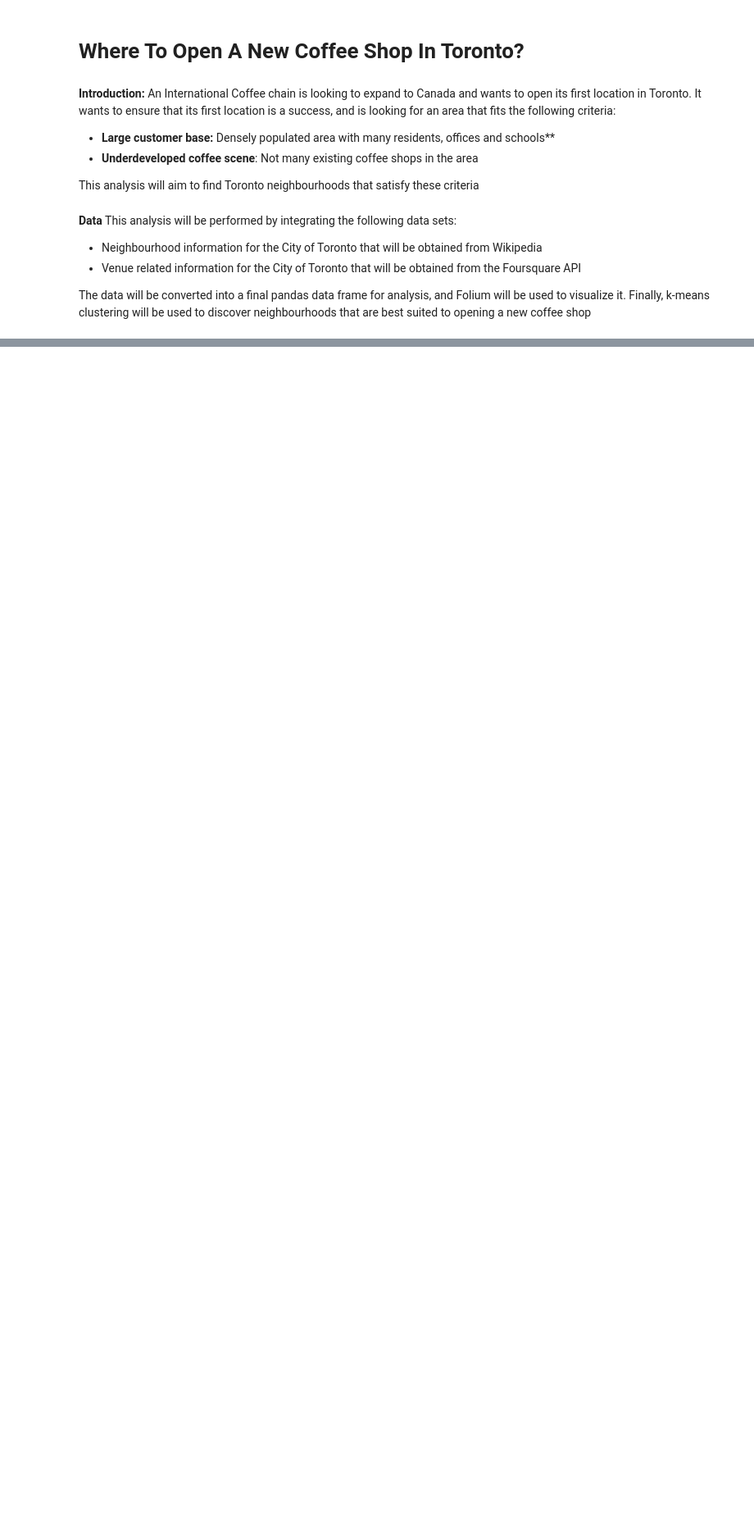
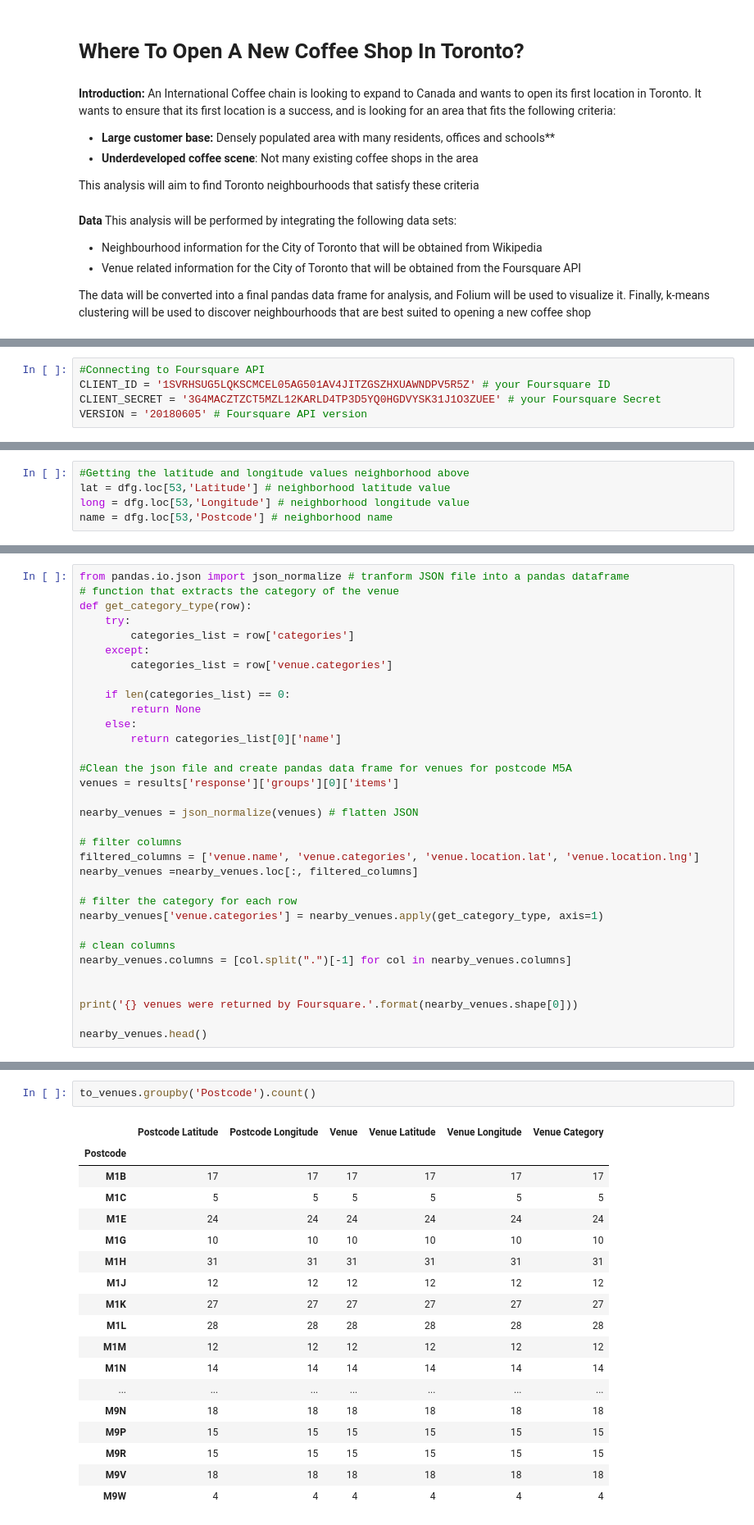
Before and after one commit to avizer/TOCoffee, a Jupyter notebook: TO Coffee Shop.ipynb, the cells around one changed output, grey strips where cells are left out. Shown at 82% size. Saved outputs shown, nothing was run; the diff lists cells and outputs as text; blank space fills up the shorter version.

```diff
--- a/TO Coffee Shop.ipynb
+++ b/TO Coffee Shop.ipynb
@@ -16,0 +150,5 @@ The data will be converted into a final pandas data frame for analysis, and Foli
+# %%
+#Connecting to Foursquare API
+CLIENT_ID = '1SVRHSUG5LQKSCMCEL05AG501AV4JITZGSZHXUAWNDPV5R5Z' # your Foursquare ID
+CLIENT_SECRET = '3G4MACZTZCT5MZL12KARLD4TP3D5YQ0HGDVYSK31J1O3ZUEE' # your Foursquare Secret
+VERSION = '20180605' # Foursquare API version
@@ -16,0 +159,5 @@ The data will be converted into a final pandas data frame for analysis, and Foli
+# %%
+#Getting the latitude and longitude values neighborhood above
+lat = dfg.loc[53,'Latitude'] # neighborhood latitude value
+long = dfg.loc[53,'Longitude'] # neighborhood longitude value
+name = dfg.loc[53,'Postcode'] # neighborhood name
@@ -16,0 +198,33 @@ The data will be converted into a final pandas data frame for analysis, and Foli
+# %%
+from pandas.io.json import json_normalize # tranform JSON file into a pandas dataframe
+# function that extracts the category of the venue
+def get_category_type(row):
+    try:
+        categories_list = row['categories']
+    except:
+        categories_list = row['venue.categories']
+
+    if len(categories_list) == 0:
+        return None
+    else:
+        return categories_list[0]['name']
+
+#Clean the json file and create pandas data frame for venues for postcode M5A
+venues = results['response']['groups'][0]['items']
+
+nearby_venues = json_normalize(venues) # flatten JSON
+
+# filter columns
+filtered_columns = ['venue.name', 'venue.categories', 'venue.location.lat', 'venue.location.lng']
+nearby_venues =nearby_venues.loc[:, filtered_columns]
+
+# filter the category for each row
+nearby_venues['venue.categories'] = nearby_venues.apply(get_category_type, axis=1)
+
+# clean columns
+nearby_venues.columns = [col.split(".")[-1] for col in nearby_venues.columns]
+
+
+print('{} venues were returned by Foursquare.'.format(nearby_venues.shape[0]))
+
+nearby_venues.head()
@@ -16,0 +311,21 @@ The data will be converted into a final pandas data frame for analysis, and Foli
+# %%
+to_venues.groupby('Postcode').count()
+# %% [output]
+|  | Postcode Latitude | Postcode Longitude | Venue | Venue Latitude | Venue Longitude | Venue Category |
+| Postcode |  |  |  |  |  |  |
+| M1B | 17 | 17 | 17 | 17 | 17 | 17 |
+| M1C | 5 | 5 | 5 | 5 | 5 | 5 |
+| M1E | 24 | 24 | 24 | 24 | 24 | 24 |
+| M1G | 10 | 10 | 10 | 10 | 10 | 10 |
+| M1H | 31 | 31 | 31 | 31 | 31 | 31 |
+| M1J | 12 | 12 | 12 | 12 | 12 | 12 |
+| M1K | 27 | 27 | 27 | 27 | 27 | 27 |
+| M1L | 28 | 28 | 28 | 28 | 28 | 28 |
+| M1M | 12 | 12 | 12 | 12 | 12 | 12 |
+| M1N | 14 | 14 | 14 | 14 | 14 | 14 |
+| ... | ... | ... | ... | ... | ... | ... |
+| M9N | 18 | 18 | 18 | 18 | 18 | 18 |
+| M9P | 15 | 15 | 15 | 15 | 15 | 15 |
+| M9R | 15 | 15 | 15 | 15 | 15 | 15 |
+| M9V | 18 | 18 | 18 | 18 | 18 | 18 |
+| M9W | 4 | 4 | 4 | 4 | 4 | 4 |
```
Also changed, not shown: parts of 23 cells of this notebook.
